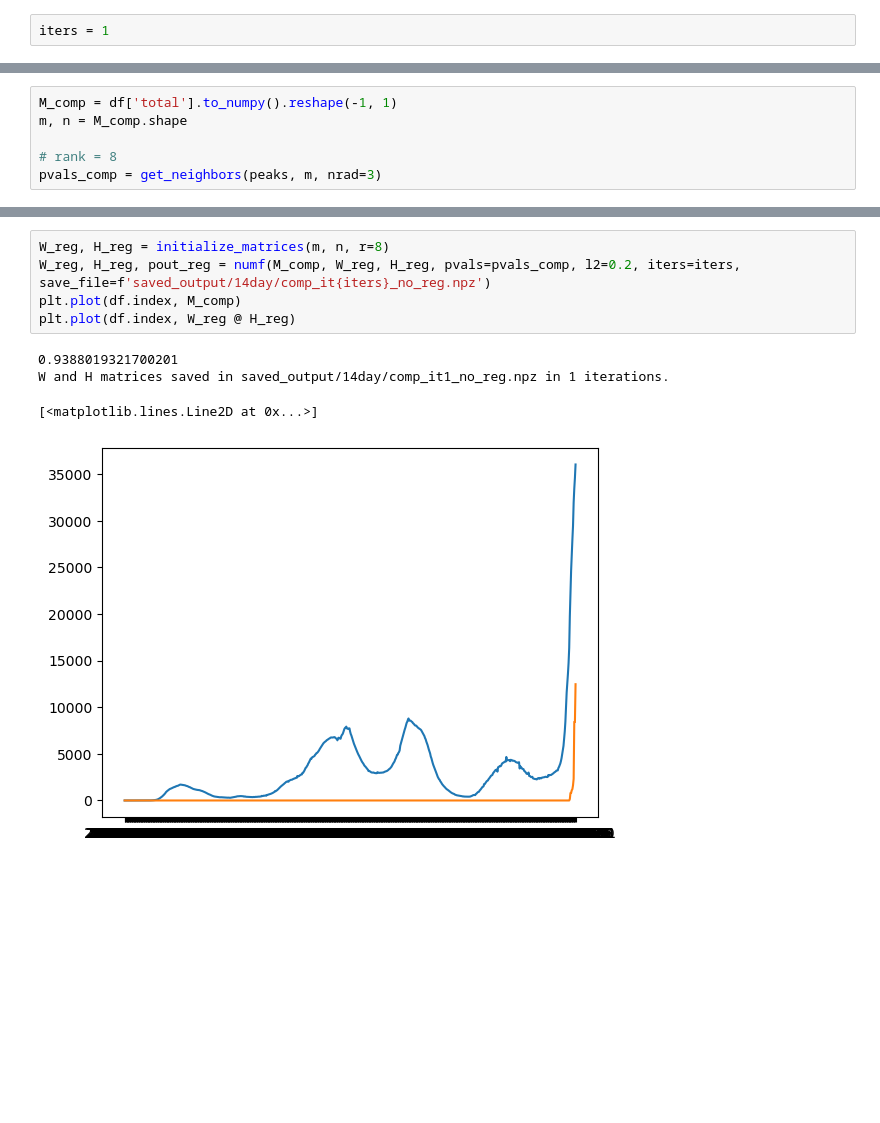
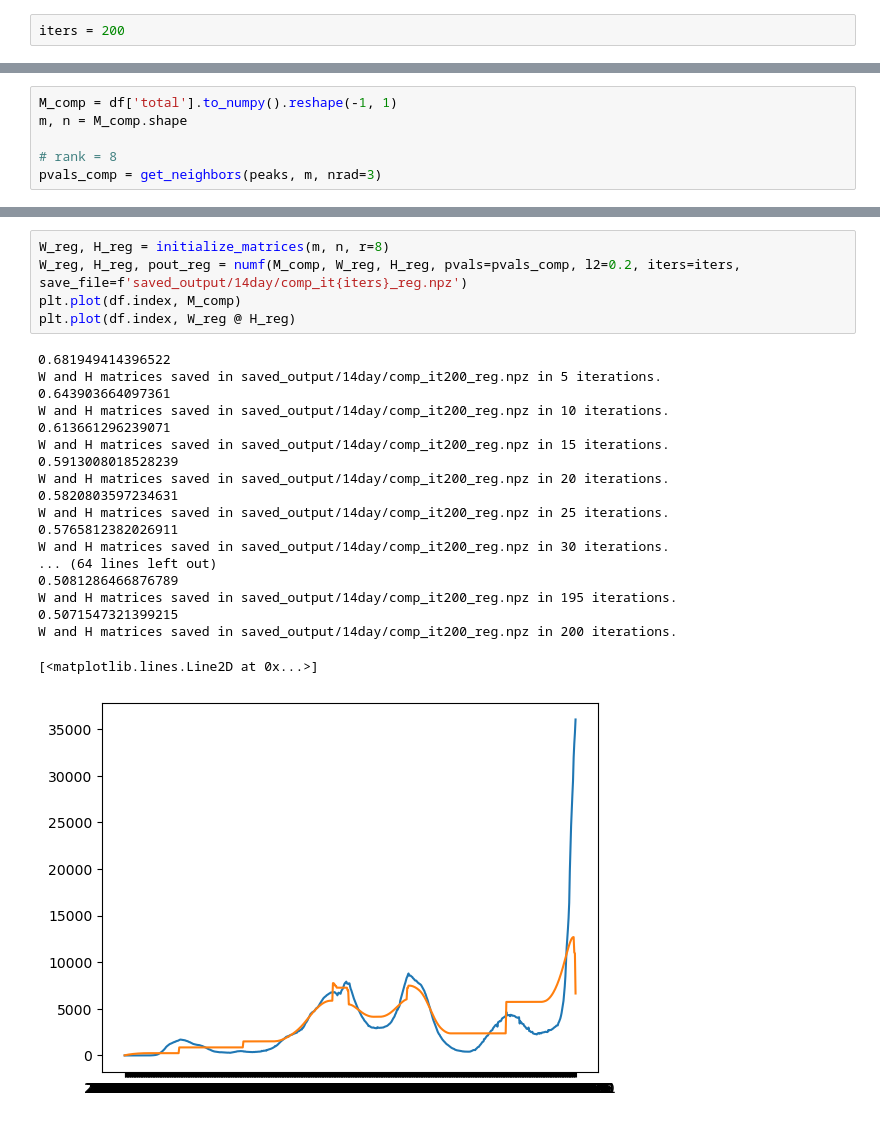
Before and after one commit to waqasbinhamed/numf, a Jupyter notebook: Canada COVID Test.ipynb, the cells around one changed output, grey strips where cells are left out. Drawn from its saved outputs; the diff is of its cells as text; blank space fills up the shorter version.

Commit message:
ran notebook and results saved

```diff
--- a/Canada COVID Test.ipynb
+++ b/Canada COVID Test.ipynb
@@ -57,7 +57,7 @@ df.loc['2021-07-01':, :].to_csv('data/canada_regional_14d_avg_split3.csv')
 # %% [markdown]
 ## Running NuMF on split datasets
 # %%
-iters = 1
+iters = 200
 # %%
 df1 = pd.read_csv('data/canada_regional_14d_avg_split1.csv', index_col=0)
 
@@ -201,10 +306,25 @@ W and H matrices saved in saved_output/14day/comp_it1_no_reg.npz in 1 iterations
 # %%
 W_reg, H_reg = initialize_matrices(m, n, r=8)
-W_reg, H_reg, pout_reg = numf(M_comp, W_reg, H_reg, pvals=pvals_comp, l2=0.2, iters=iters, save_file=f'saved_output/14day/comp_it{iters}_no_reg.npz')
+W_reg, H_reg, pout_reg = numf(M_comp, W_reg, H_reg, pvals=pvals_comp, l2=0.2, iters=iters, save_file=f'saved_output/14day/comp_it{iters}_reg.npz')
 plt.plot(df.index, M_comp)
 plt.plot(df.index, W_reg @ H_reg)
 # %% [output]
-0.9388019321700201
-W and H matrices saved in saved_output/14day/comp_it1_no_reg.npz in 1 iterations.
+0.681949414396522
+W and H matrices saved in saved_output/14day/comp_it200_reg.npz in 5 iterations.
+0.643903664097361
+W and H matrices saved in saved_output/14day/comp_it200_reg.npz in 10 iterations.
+0.613661296239071
+W and H matrices saved in saved_output/14day/comp_it200_reg.npz in 15 iterations.
+0.5913008018528239
+W and H matrices saved in saved_output/14day/comp_it200_reg.npz in 20 iterations.
+0.5820803597234631
+W and H matrices saved in saved_output/14day/comp_it200_reg.npz in 25 iterations.
+0.5765812382026911
+W and H matrices saved in saved_output/14day/comp_it200_reg.npz in 30 iterations.
+... (64 lines left out)
+0.5081286466876789
+W and H matrices saved in saved_output/14day/comp_it200_reg.npz in 195 iterations.
+0.5071547321399215
+W and H matrices saved in saved_output/14day/comp_it200_reg.npz in 200 iterations.
 [<matplotlib.lines.Line2D at 0x...>]
-[figure, old version]
+[figure, new version]
```
Also changed, not shown: parts of 7 cells of this notebook, 23 other files.
